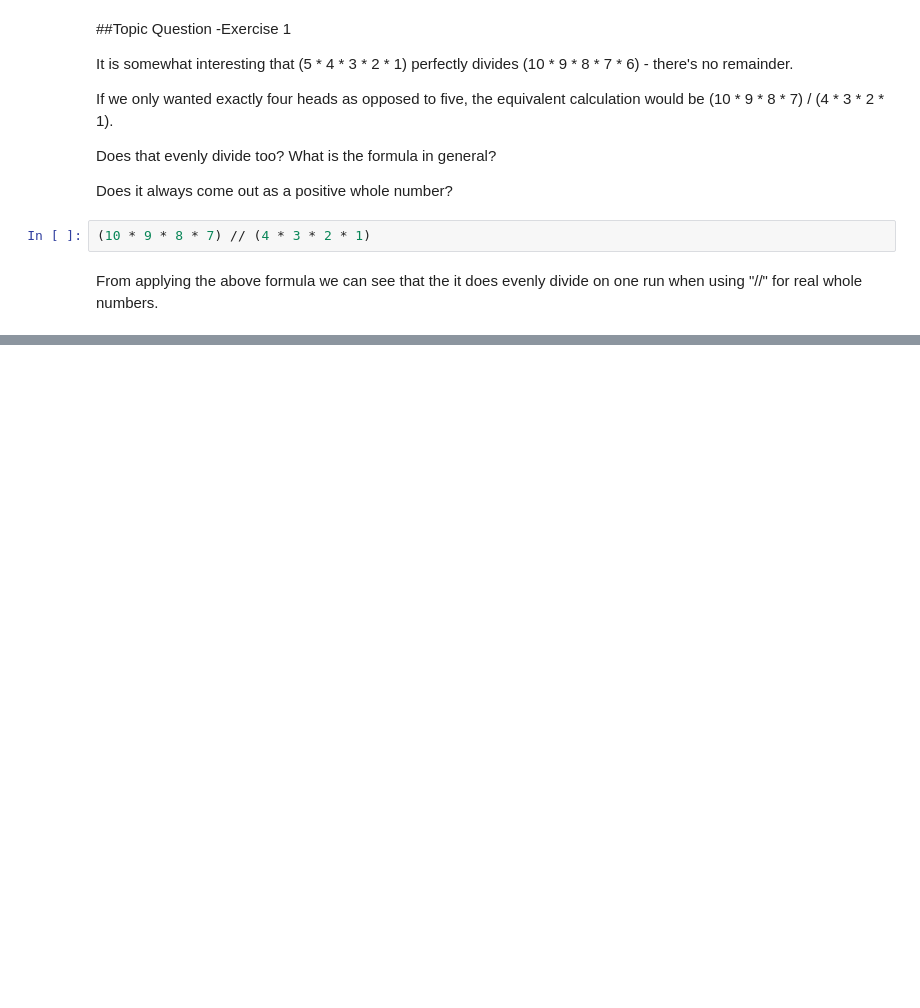
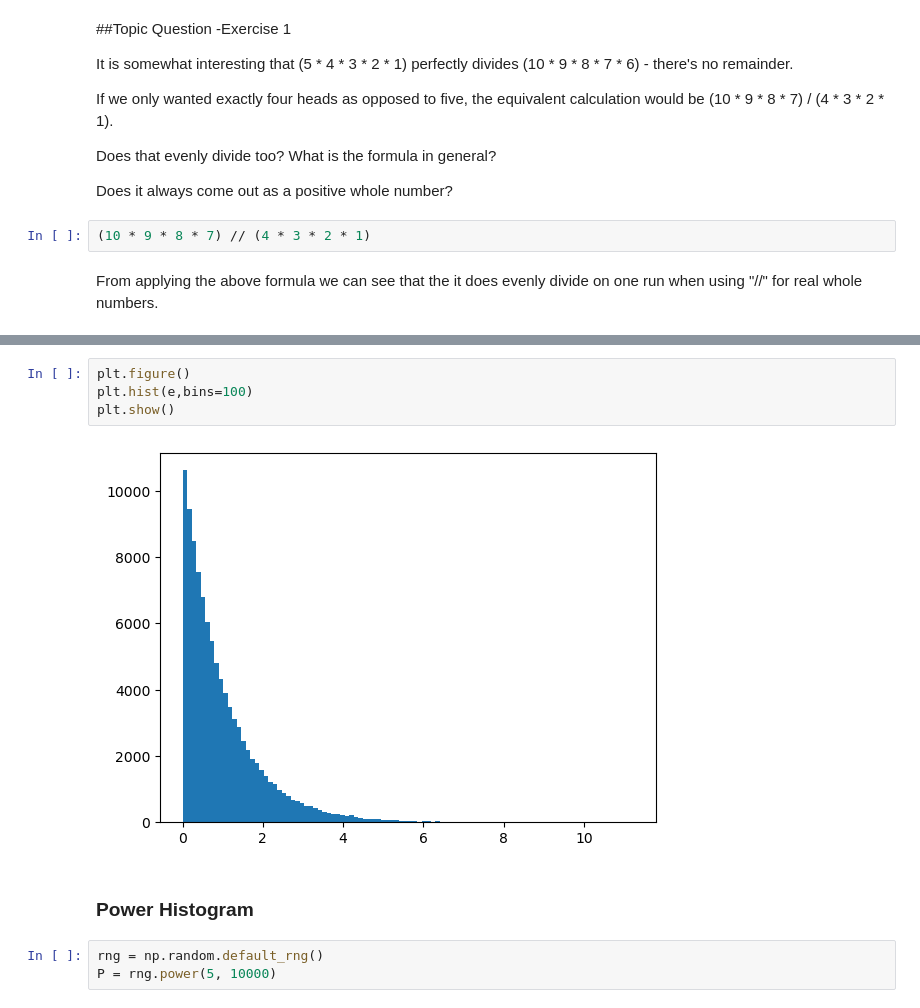
Before and after one commit to RyanMch97/FDA-Assement, a Jupyter notebook: FDA-Topic2.ipynb, the cells around one changed output, grey strips where cells are left out. Saved outputs shown, nothing was run; the diff lists cells and outputs as text; blank space fills up the shorter version.

```diff
--- a/FDA-Topic2.ipynb
+++ b/FDA-Topic2.ipynb
@@ -76,0 +231,11 @@ while i <= 100:
+# %%
+plt.figure()
+plt.hist(e,bins=100)
+plt.show()
+# %% [output]
+[figure, added]
+# %% [markdown]
+### Power Histogram
+# %%
+rng = np.random.default_rng()
+P = rng.power(5, 10000)
```
Also changed, not shown: parts of 29 cells of this notebook.
